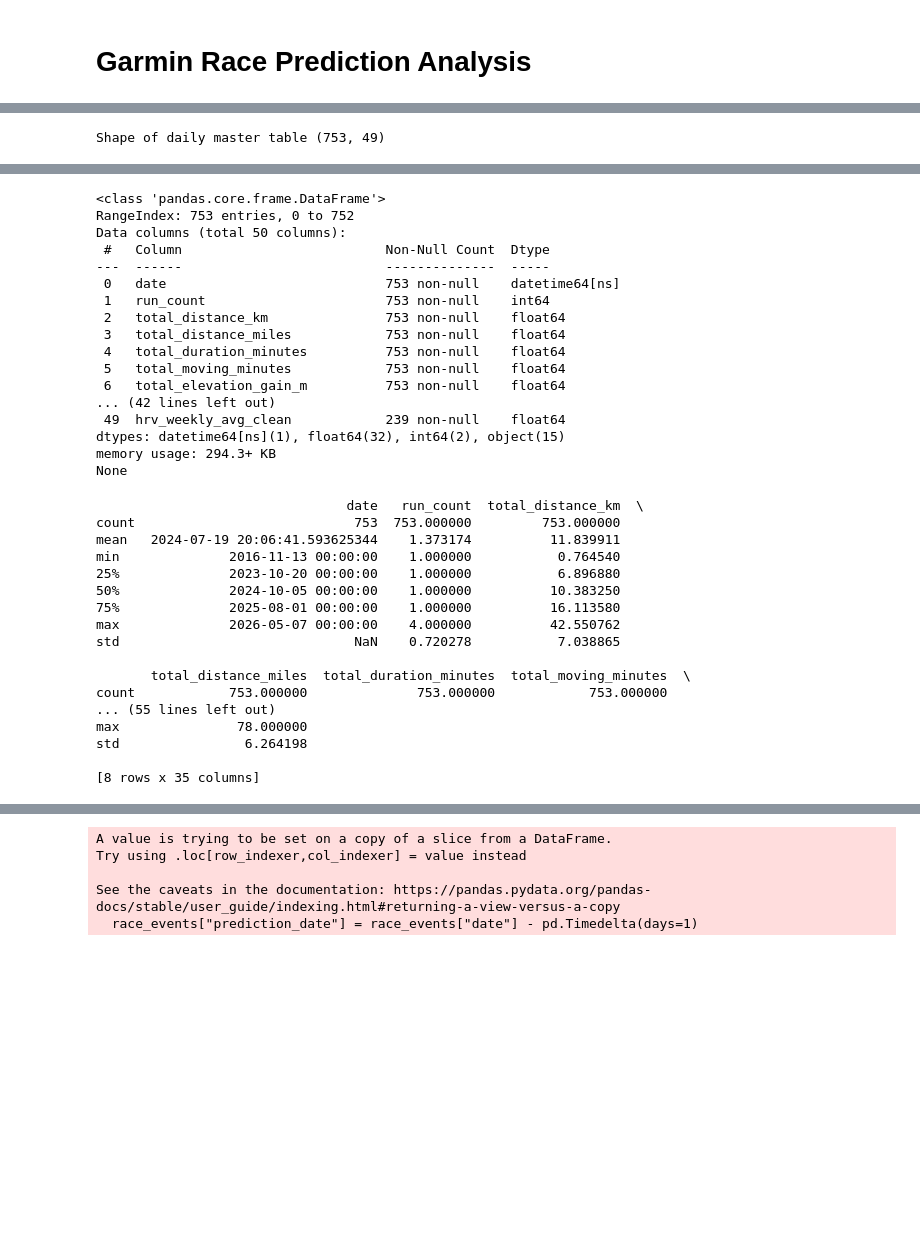
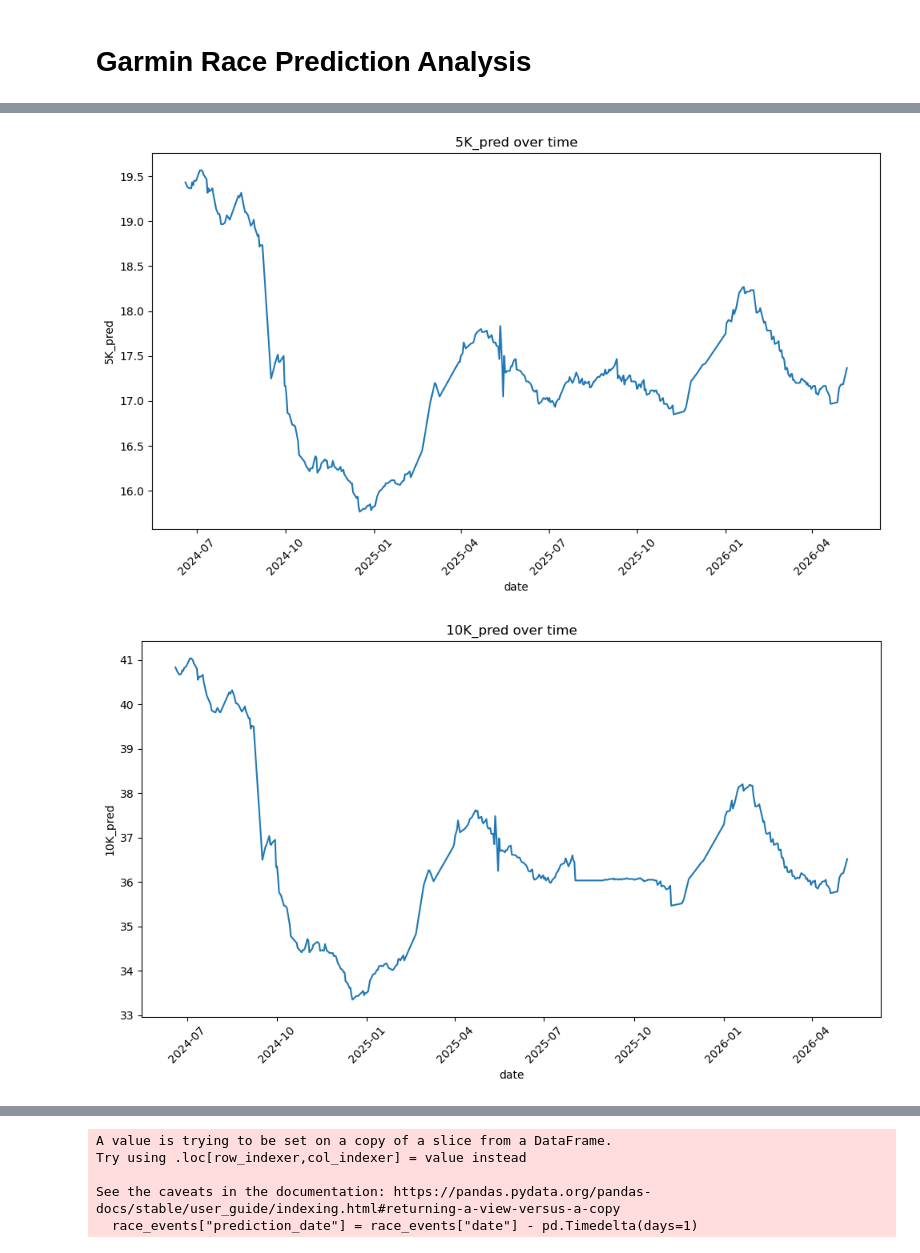
Before and after one commit to herreram22/endurance-performance-project, a Jupyter notebook: notebooks/08_prediction_analysis.ipynb, the cells around one changed output, grey strips where cells are left out. Drawn from its saved outputs; the diff is of its cells as text; code cells hidden in the pictures; blank space fills up the shorter version.

```diff
--- a/notebooks/08_prediction_analysis.ipynb
+++ b/notebooks/08_prediction_analysis.ipynb
@@ -19,13 +135,26 @@ import numpy as np
 # %%
 # Looad parquet file into a pandas DataFrame
 daily_master_table = pd.read_parquet('/Users/pabloherreramendez/Desktop/health_performance_project/data_processed/daily_master_v1.parquet')
 
-# Print the shape of the daily master table
-print(f'Shape of daily master table {daily_master_table.shape}')
-
+# Replace a bug value of 511 in the 'hrv_weekly_avg_last' column with NaN
 daily_master_table["hrv_weekly_avg_clean"] = (
     daily_master_table["hrv_weekly_avg_last"]
     .replace(511, np.nan)
 )
+
+# Converting prediction times to seconds in order to be used in analysis
+predictions_type = ['5K_pred', '10K_pred', 'Half_pred', 'Marathon_pred']
+
+for prediction in predictions_type:
+    daily_master_table[prediction] = pd.to_timedelta(daily_master_table[prediction]) # minutes
+    daily_master_table[prediction] = (
+    pd.to_timedelta(daily_master_table[prediction])
+    .dt.total_seconds() / 60
+)
+
+# Plot garmin race predictions over time
+for prediction in predictions_type:
+    plot_line(daily_master_table, 'date', prediction, title=f'{prediction} over time')
 # %% [output]
-Shape of daily master table (753, 49)
+[figure, added]
+[figure, added]
@@ -32,42 +162,0 @@ Shape of daily master table (753, 49)
-# %%
-# Print the information of the daily master table
-print(daily_master_table.info())
-# %% [output]
-<class 'pandas.core.frame.DataFrame'>
-RangeIndex: 753 entries, 0 to 752
-Data columns (total 50 columns):
- #   Column                          Non-Null Count  Dtype
----  ------                          --------------  -----
- 0   date                            753 non-null    datetime64[ns]
- 1   run_count                       753 non-null    int64
- 2   total_distance_km               753 non-null    float64
- 3   total_distance_miles            753 non-null    float64
- 4   total_duration_minutes          753 non-null    float64
- 5   total_moving_minutes            753 non-null    float64
- 6   total_elevation_gain_m          753 non-null    float64
-... (42 lines left out)
- 49  hrv_weekly_avg_clean            239 non-null    float64
-dtypes: datetime64[ns](1), float64(32), int64(2), object(15)
-memory usage: 294.3+ KB
-None
-# %%
-# Print a description of the daily master table
-print(daily_master_table.describe())
-# %% [output]
-                                date   run_count  total_distance_km  \
-count                            753  753.000000         753.000000
-mean   2024-07-19 20:06:41.593625344    1.373174          11.839911
-min              2016-11-13 00:00:00    1.000000           0.764540
-25%              2023-10-20 00:00:00    1.000000           6.896880
-50%              2024-10-05 00:00:00    1.000000          10.383250
-75%              2025-08-01 00:00:00    1.000000          16.113580
-max              2026-05-07 00:00:00    4.000000          42.550762
-std                              NaN    0.720278           7.038865
-
-       total_distance_miles  total_duration_minutes  total_moving_minutes  \
-count            753.000000              753.000000            753.000000
-... (55 lines left out)
-max               78.000000
-std                6.264198
-
-[8 rows x 35 columns]
```
Also changed, not shown: parts of 33 cells of this notebook.
